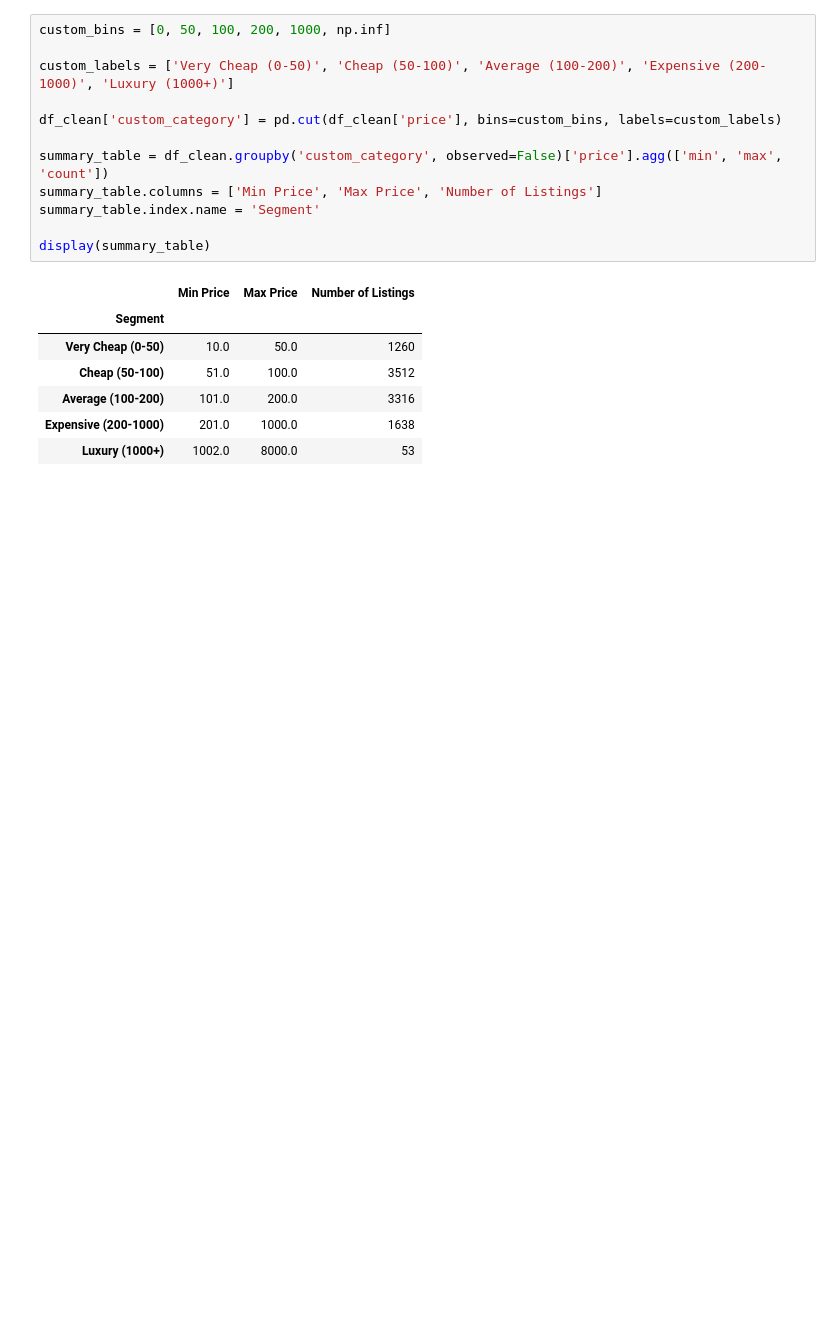
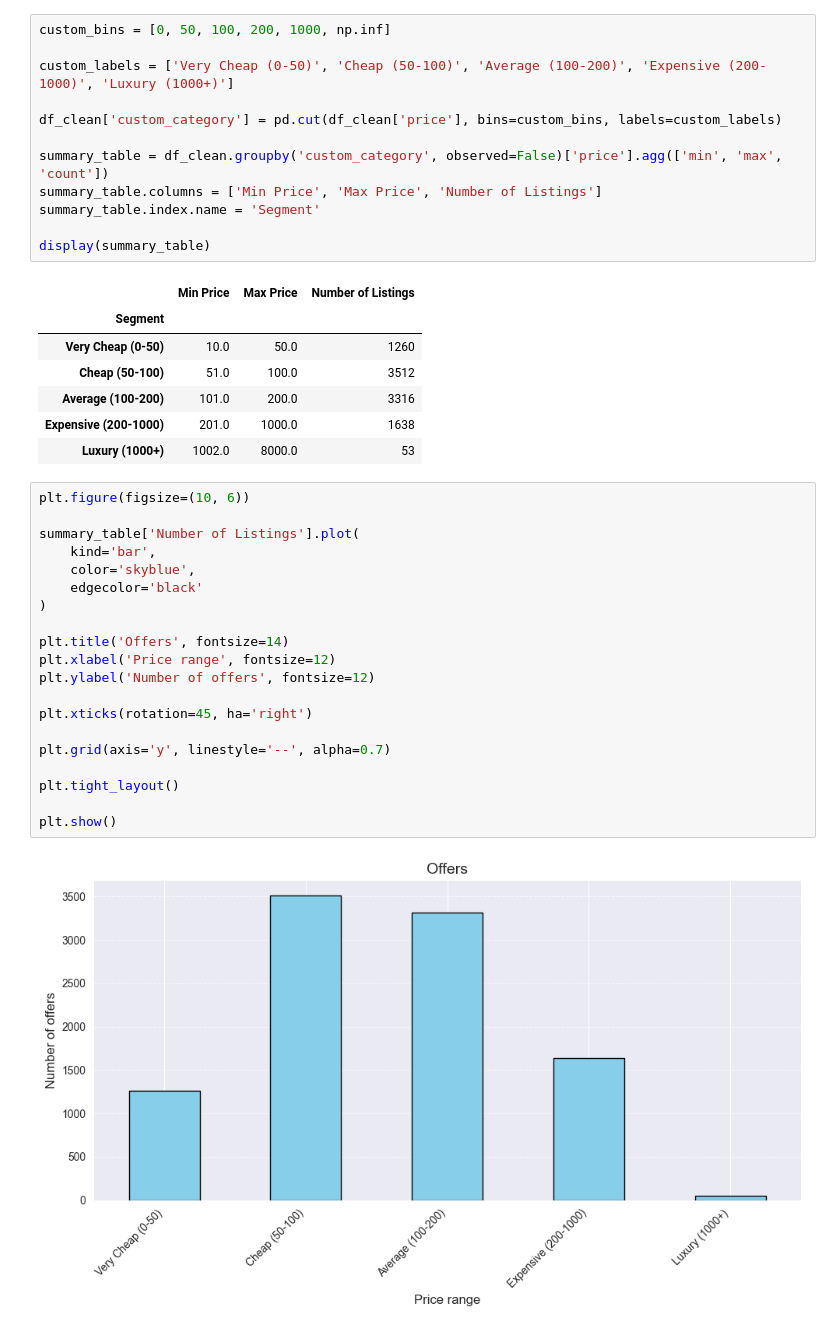
Before and after one commit to xDomino066/Descriptive_Statistics_PANDASTEAM, a Jupyter notebook: Domino/lab2.ipynb, the cells around one changed output. Drawn from its saved outputs; the diff is of its cells as text; blank space fills up the shorter version.

```diff
--- a/Domino/lab2.ipynb
+++ b/Domino/lab2.ipynb
@@ -55,3 +56,25 @@ display(summary_table)
 | Average (100-200) | 101.0 | 200.0 | 3316 |
 | Expensive (200-1000) | 201.0 | 1000.0 | 1638 |
 | Luxury (1000+) | 1002.0 | 8000.0 | 53 |
+# %%
+plt.figure(figsize=(10, 6))
+
+summary_table['Number of Listings'].plot(
+    kind='bar',
+    color='skyblue',
+    edgecolor='black'
+)
+
+plt.title('Offers', fontsize=14)
+plt.xlabel('Price range', fontsize=12)
+plt.ylabel('Number of offers', fontsize=12)
+
+plt.xticks(rotation=45, ha='right')
+
+plt.grid(axis='y', linestyle='--', alpha=0.7)
+
+plt.tight_layout()
+
+plt.show()
+# %% [output]
+[figure, added]
```
Also changed, not shown: parts of 10 cells of this notebook, 2 other files.
